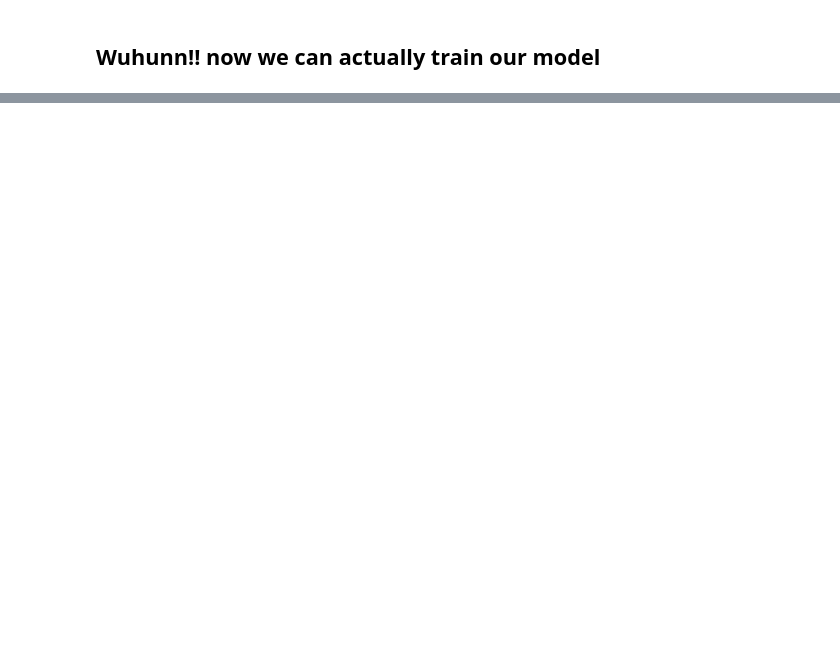
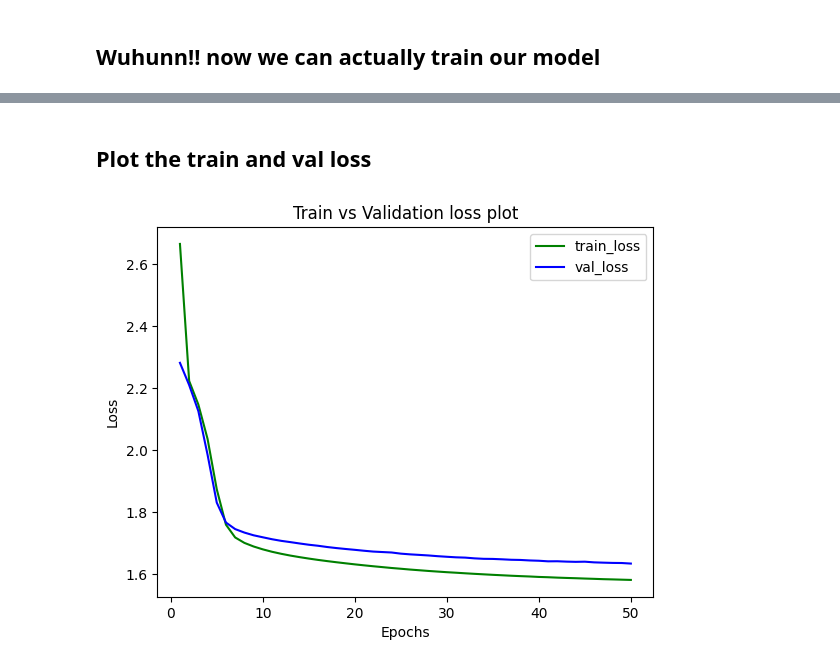
Before and after one commit to asmita-mukherjee/StepWise-Pytorch, a Jupyter notebook: text-classification-with-simple-neural-network.ipynb, the cells around one changed output, grey strips where cells are left out. Saved outputs shown, nothing was run; the diff lists cells and outputs as text; code cells hidden in the pictures; blank space fills up the shorter version.

Commit message:
Completed training upto 50 epoch of simple model

```diff
--- a/text-classification-with-simple-neural-network.ipynb
+++ b/text-classification-with-simple-neural-network.ipynb
@@ -131,3 +124,6 @@ for idx,data in enumerate(train_loader):
+# %%
+model = TextClassification(vocab_size = 16788,embed_dim=512,hidden_dim=128)
+model = model.to(device)
 # %% [markdown]
 # Set the loss function:
 
@@ -159,7 +155,7 @@ The optimizer decides how the gradient will be updated in backpropagation.Some o
 > 5) Adam : Adam basically combines the adavantages of momentum and rmsProp. With momentum it acheives the speed of convergence and with rmsprop every parameter gets to have its own learning rate.
 # %%
 #setting sgd with momentum
-optimizer = torch.optim.SGD(model.parameters(),lr=0.001,momentum=0.9)
+optimizer = torch.optim.SGD(model.parameters(),lr=0.0001,momentum=0.9)
 # %%
 def training_for_one_epoch(dataloader,epoch_nos):
     '''
@@ -208,2 +215,26 @@ def training_for_one_epoch(dataloader,epoch_nos):
+# %%
+def validate(dataloader):
+
+    running_loss = 0
+
+    for idx,data in enumerate(dataloader):
+        input_tensor,label = data
+
+        input_tensor = input_tensor.to(device)
+        label = label.to(device)
+
+        #setting the datatype of the tensors that the model expects. Certain layers say embedding layer, requires the tensor to be of a specific datatype
+        #embedding layer needs the input to be of int
+        input_tensor = input_tensor.to(torch.int)
+        #label tensor required by the loss function is to be long
+        label = label.to(torch.long)
+        output = model(input_tensor)
+
+        loss = loss_fn(output,label)
+
+        #Hey! if you simply add loss and not loss.item() this causes a mem leak as the memory cannot be freed for the the next batch!
+        running_loss += loss.item()
+
+    return running_loss/len(dataloader)
 # %% [markdown]
 ## Wuhunn!! now we can actually train our model
@@ -209,0 +332,19 @@ def training_for_one_epoch(dataloader,epoch_nos):
+# %% [markdown]
+## Plot the train and val loss
+# %%
+import matplotlib.pyplot as plt
+
+x_axis = list(range(1,num_epochs+1))
+
+
+plt.plot(x_axis,list_of_train_loss,color="green",label="train_loss")
+plt.plot(x_axis,list_of_val_loss,color="blue",label="val_loss")
+
+plt.xlabel("Epochs")
+plt.ylabel("Loss")
+plt.title("Train vs Validation loss plot")
+plt.legend()
+
+plt.show()
+# %% [output]
+[figure, added]
```
Also changed, not shown: parts of 20 cells of this notebook.
